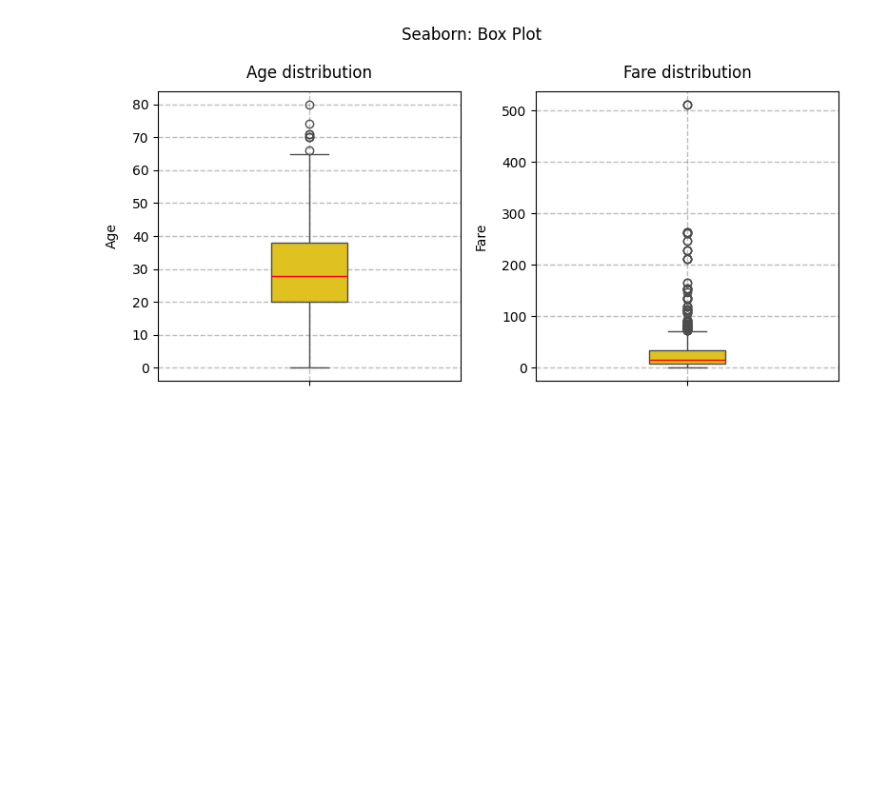
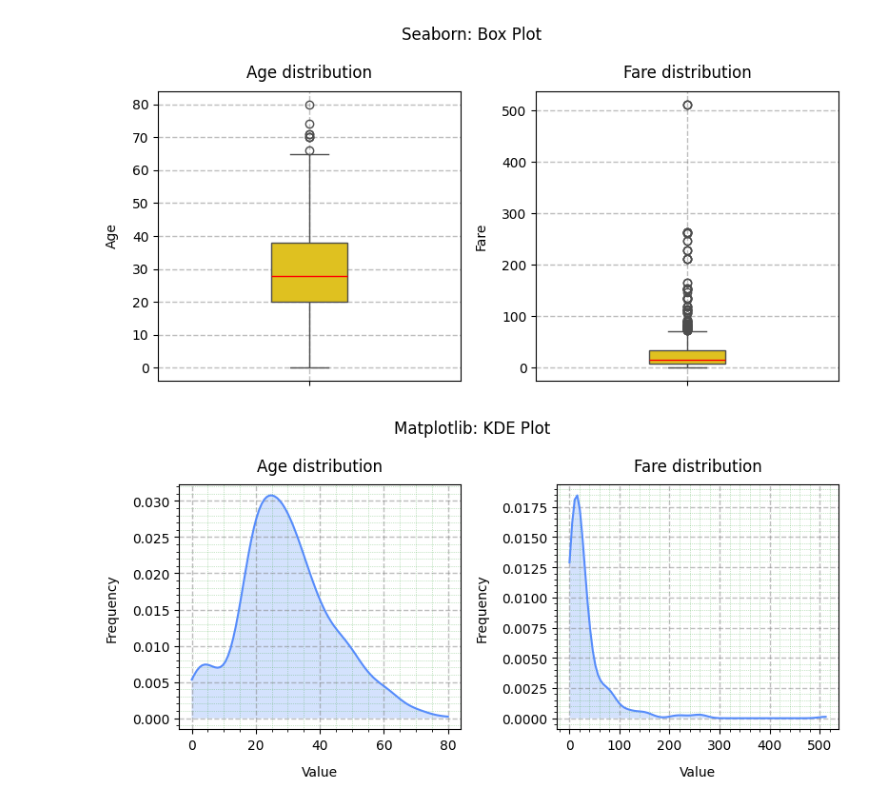
Before and after one commit to BogdanPinchuk/DataScience-PBY_HW8, a Jupyter notebook: Bohdan_Pinchuk_DS_HW8.ipynb, the cells around one changed output. Drawn from its saved outputs; the diff is of its cells as text; code cells hidden in the pictures; blank space fills up the shorter version.

```diff
--- a/Bohdan_Pinchuk_DS_HW8.ipynb
+++ b/Bohdan_Pinchuk_DS_HW8.ipynb
@@ -323,3 +335,51 @@ fig.update_xaxes(showline=True, linewidth=1, linecolor='black', mirror=True)
 fig.update_yaxes(showline=True, linewidth=1, linecolor='black', mirror=True)
 
 fig.show()
+# %%
+# Graphic results - KDE Plot - Matplotlib
+
+import numpy as np
+import matplotlib.pyplot as plt
+from scipy.stats import gaussian_kde
+
+# Input data
+lib_name = "Matplotlib"
+chart_name = "KDE Plot"
+
+# Solution
+density_ages = gaussian_kde(ages)
+x_ages = np.linspace(ages.min(), ages.max(), 100)
+y_ages = density_ages(x_ages)
+
+density_fares = gaussian_kde(fares)
+x_fares = np.linspace(fares.min(), fares.max(), 100)
+y_fares = density_fares(x_fares)
+
+_, axes = plt.subplots(1, 2, figsize=(8, 4))
+
+ax = axes[0]
+ax.plot(x_ages, y_ages)
+ax.fill_between(x_ages, y_ages, alpha=0.25)
+ax.grid(axis='both', visible=True, which='major', ls='--', linewidth=1.0, color='tab:gray')
+ax.minorticks_on()
+ax.grid(axis='both', visible=True, which='minor', ls=':', linewidth=0.5, color='tab:green')
+ax.set_title("Age distribution", pad=10, loc='center', color='black')
+ax.set_xlabel("Value", labelpad=10, loc='center', color='black')
+ax.set_ylabel("Frequency", labelpad=10, loc='center', color='black')
+
+ax = axes[1]
+ax.plot(x_fares, y_fares)
+ax.fill_between(x_fares, y_fares, alpha=0.25)
+ax.grid(axis='both', visible=True, which='major', ls='--', linewidth=1.0, color='tab:gray')
+ax.minorticks_on()
+ax.grid(axis='both', visible=True, which='minor', ls=':', linewidth=0.5, color='tab:green')
+ax.set_title("Fare distribution", pad=10, loc='center', color='black')
+ax.set_xlabel("Value", labelpad=10, loc='center', color='black')
+ax.set_ylabel("Frequency", labelpad=10, loc='center', color='black')
+
+plt.suptitle(f"{lib_name}: {chart_name}")
+
+plt.tight_layout()
+plt.show()
+# %% [output]
+[figure, added]
```
Also changed, not shown: parts of 8 cells of this notebook.
